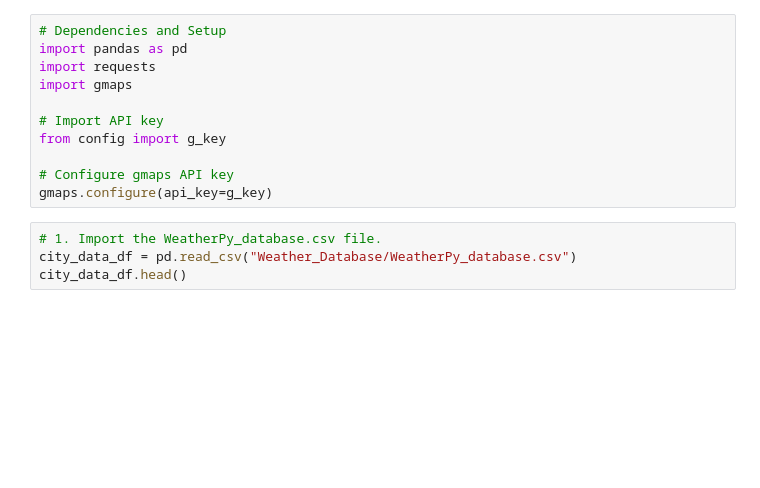
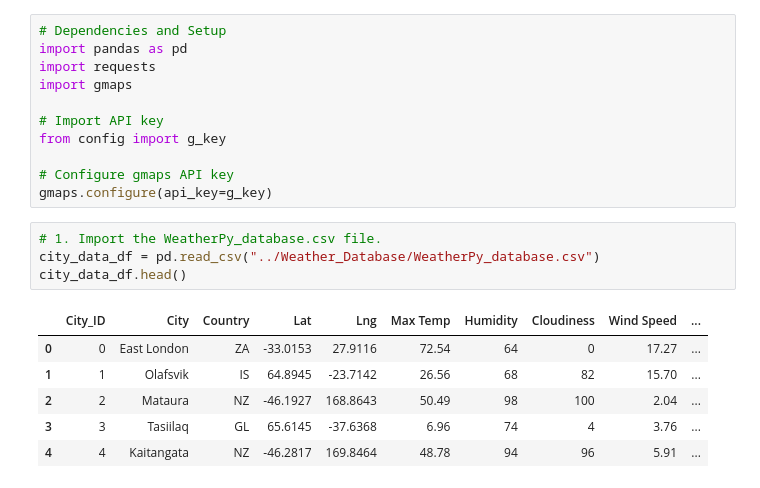
Before and after one commit to DavidGGonzalez/WeatherPy, a Jupyter notebook: Vacation_Search/Vacation_Search.ipynb, the cells around one changed output. Saved outputs shown, nothing was run; the diff lists cells and outputs as text; blank space fills up the shorter version.

```diff
--- a/Vacation_Search/Vacation_Search.ipynb
+++ b/Vacation_Search/Vacation_Search.ipynb
@@ -13,7 +14,14 @@ from config import g_key
 gmaps.configure(api_key=g_key)
 # %%
 # 1. Import the WeatherPy_database.csv file.
-city_data_df = pd.read_csv("Weather_Database/WeatherPy_database.csv")
+city_data_df = pd.read_csv("../Weather_Database/WeatherPy_database.csv")
 city_data_df.head()
+# %% [output]
+|  | City_ID | City | Country | Lat | Lng | Max Temp | Humidity | Cloudiness | Wind Speed | ... |
+| 0 | 0 | East London | ZA | -33.0153 | 27.9116 | 72.54 | 64 | 0 | 17.27 | ... |
+| 1 | 1 | Olafsvik | IS | 64.8945 | -23.7142 | 26.56 | 68 | 82 | 15.70 | ... |
+| 2 | 2 | Mataura | NZ | -46.1927 | 168.8643 | 50.49 | 98 | 100 | 2.04 | ... |
+| 3 | 3 | Tasiilaq | GL | 65.6145 | -37.6368 | 6.96 | 74 | 4 | 3.76 | ... |
+| 4 | 4 | Kaitangata | NZ | -46.2817 | 169.8464 | 48.78 | 94 | 96 | 5.91 | ... |
 # %%
 # 2. Prompt the user to enter minimum and maximum temperature criteria
```
Also changed, not shown: parts of 16 cells of this notebook, 8 other files.
